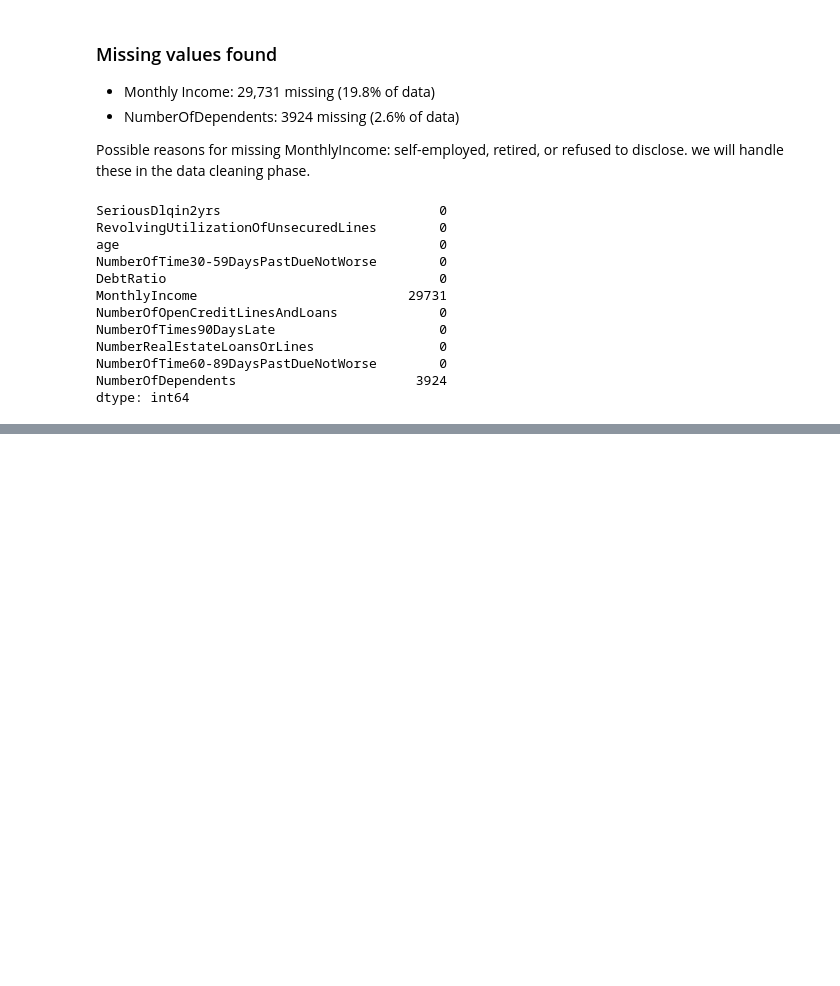
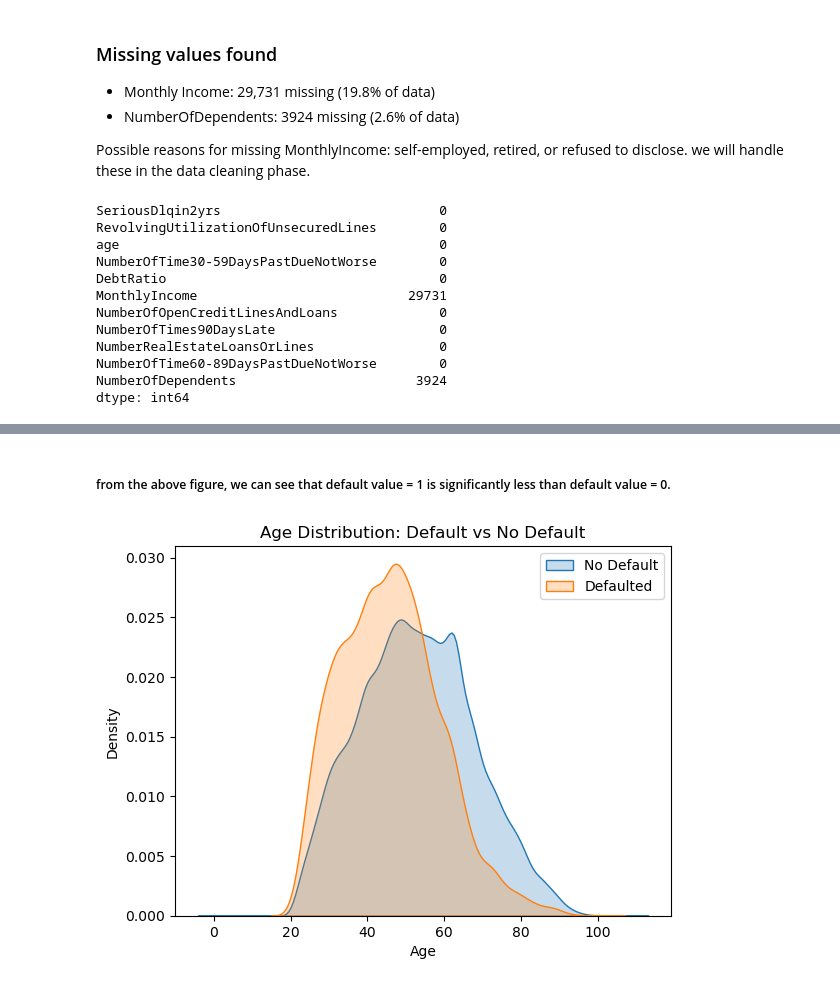
Before and after one commit to nb-acharya/credit-risk-analysis, a Jupyter notebook: notebooks/01_EDA.ipynb, the cells around one changed output, grey strips where cells are left out. Cells and saved outputs as stored; diff of their text form; code cells hidden in the pictures; blank space fills up the shorter version.

```diff
--- a/notebooks/01_EDA.ipynb
+++ b/notebooks/01_EDA.ipynb
@@ -120,0 +146,12 @@ When looking at the max values:
+# %% [markdown]
+##### from the above figure, we can see that default value = 1 is significantly less than default value = 0.
+# %%
+sns.kdeplot(data=df[df['SeriousDlqin2yrs']==0]['age'], label='No Default', fill=True)
+sns.kdeplot(data=df[df['SeriousDlqin2yrs']==1]['age'], label='Defaulted', fill=True)
+plt.title('Age Distribution: Default vs No Default')
+plt.xlabel('Age')
+plt.ylabel('Density')
+plt.legend()
+plt.show()
+# %% [output]
+[figure, added]
```
Also changed, not shown: parts of 8 cells of this notebook, 1 other file.
